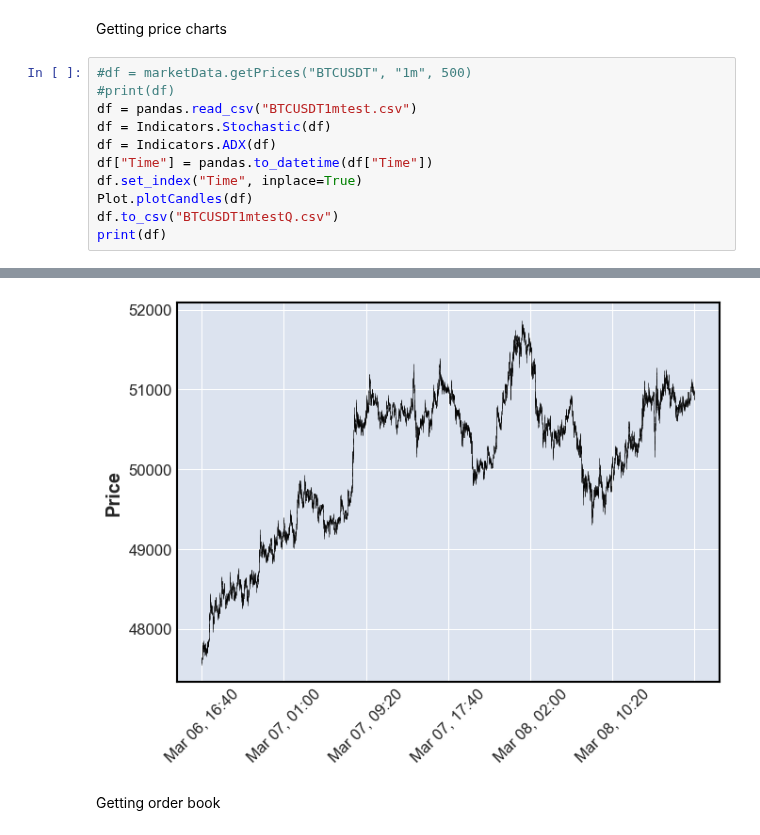
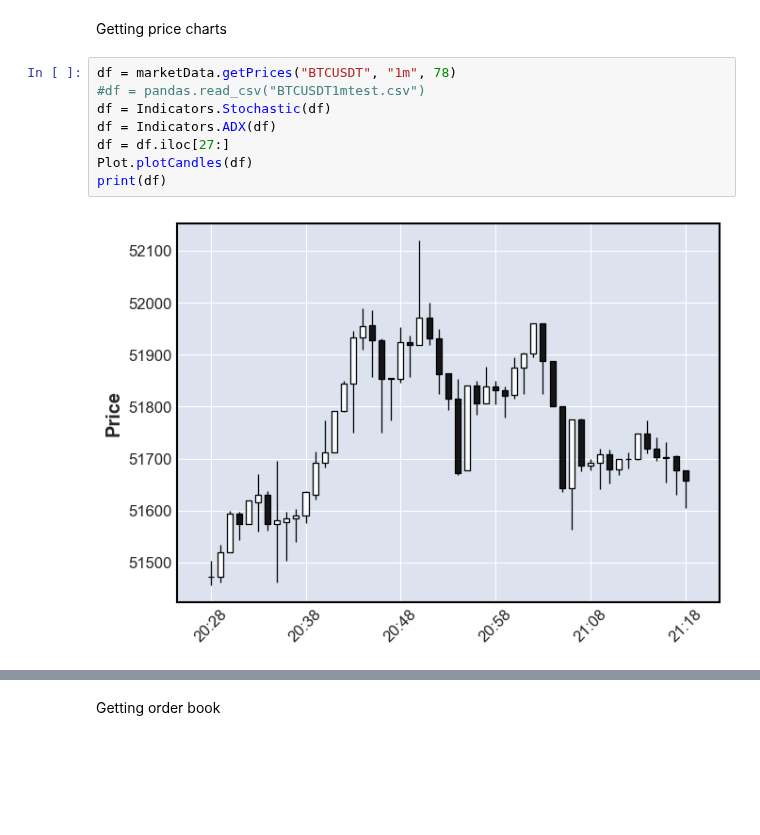
Before and after one commit to AlexShulzycki/levbot, a Jupyter notebook: Testing.ipynb, the cells around one changed output, grey strips where cells are left out. Cells and saved outputs as stored; diff of their text form; blank space fills up the shorter version.

```diff
--- a/Testing.ipynb
+++ b/Testing.ipynb
@@ -9,14 +9,12 @@ import Indicators
 # %% [markdown]
 Getting price charts
 # %%
-#df = marketData.getPrices("BTCUSDT", "1m", 500)
-#print(df)
-df = pandas.read_csv("BTCUSDT1mtest.csv")
+df = marketData.getPrices("BTCUSDT", "1m", 78)
+#df = pandas.read_csv("BTCUSDT1mtest.csv")
 df = Indicators.Stochastic(df)
 df = Indicators.ADX(df)
-df["Time"] = pandas.to_datetime(df["Time"])
-df.set_index("Time", inplace=True)
+df = df.iloc[27:]
 Plot.plotCandles(df)
-df.to_csv("BTCUSDT1mtestQ.csv")
 print(df)
 # %% [output]
+[figure, new version]
@@ -40,4 +38,3 @@ Time
-[figure, old version]
 # %% [markdown]
 Getting order book
 # %%
```
Also changed, not shown: parts of 4 cells of this notebook, 5 other files.
